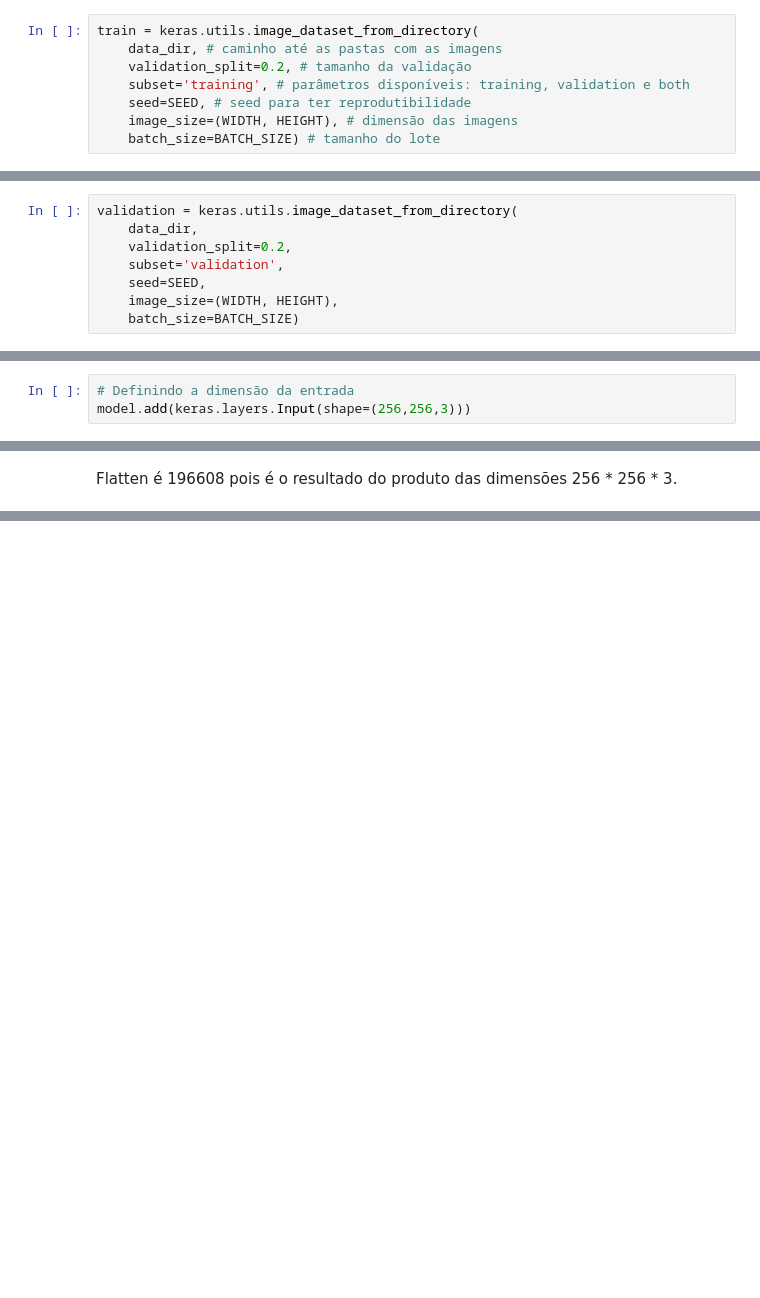
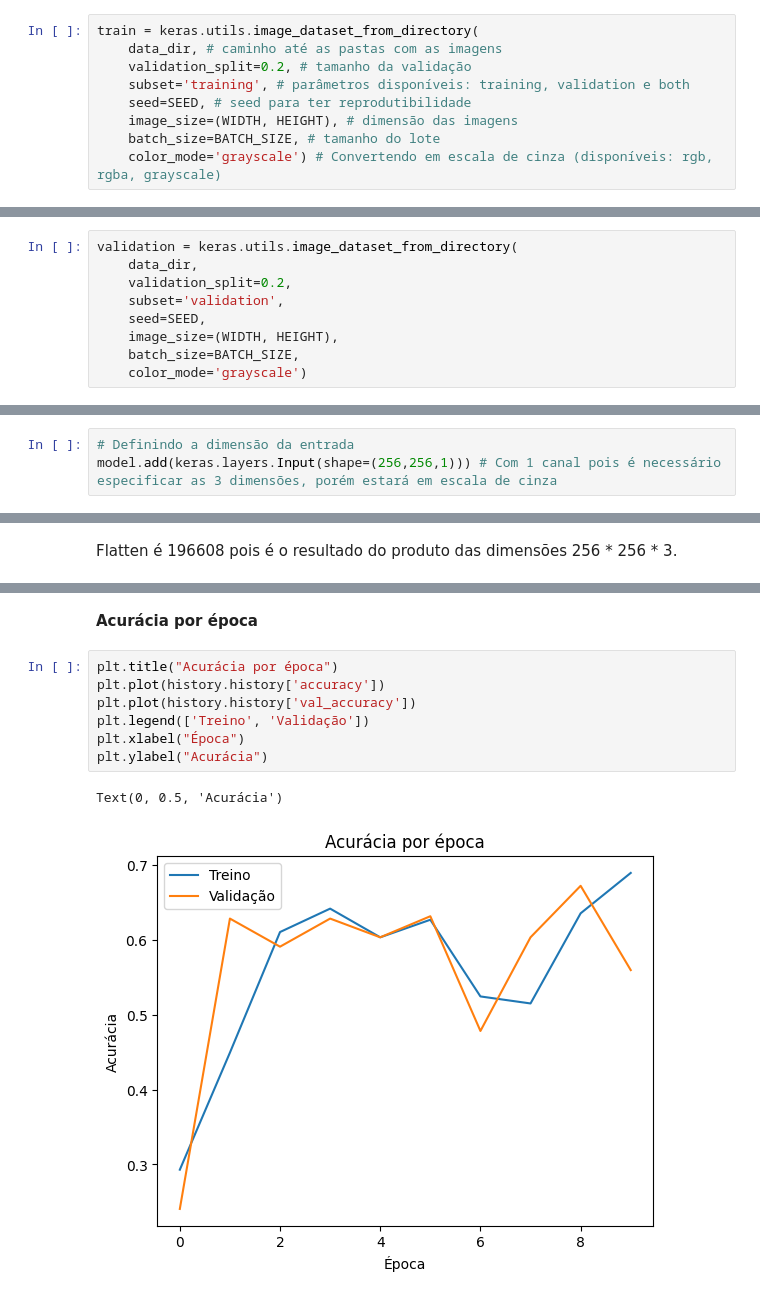
Before and after one commit to DiogoBotton/Deep_Learning_Learn, a Jupyter notebook: Redes_Neurais_Convolucionais/Videiras/classificacao_videiras.ipynb, the cells around one changed output, grey strips where cells are left out. Saved outputs shown, nothing was run; the diff lists cells and outputs as text; blank space fills up the shorter version.

```diff
--- a/Redes_Neurais_Convolucionais/Videiras/classificacao_videiras.ipynb
+++ b/Redes_Neurais_Convolucionais/Videiras/classificacao_videiras.ipynb
@@ -123,7 +124,8 @@ train = keras.utils.image_dataset_from_directory(
     subset='training', # parâmetros disponíveis: training, validation e both
     seed=SEED, # seed para ter reprodutibilidade
     image_size=(WIDTH, HEIGHT), # dimensão das imagens
-    batch_size=BATCH_SIZE) # tamanho do lote
+    batch_size=BATCH_SIZE, # tamanho do lote
+    color_mode='grayscale') # Convertendo em escala de cinza (disponíveis: rgb, rgba, grayscale)
 # %% [output]
 Found 1600 files belonging to 4 classes.
 Using 1280 files for training.
@@ -134,7 +136,8 @@ validation = keras.utils.image_dataset_from_directory(
     subset='validation',
     seed=SEED,
     image_size=(WIDTH, HEIGHT),
-    batch_size=BATCH_SIZE)
+    batch_size=BATCH_SIZE,
+    color_mode='grayscale')
 # %% [output]
 Found 1600 files belonging to 4 classes.
 Using 320 files for validation.
@@ -178,7 +183,7 @@ model = keras.Sequential()
 A camada de entrada define a forma dos dados que serão alimentados na rede. No nosso caso, estamos trabalhando com imagens de tamanho 256x256 pixels, com 3 canais de cor (RGB). Esta camada não realiza nenhum processamento nos dados, mas **informa ao modelo o formato/dimensão dos dados de entrada**.
 # %%
 # Definindo a dimensão da entrada
-model.add(keras.layers.Input(shape=(256,256,3)))
+model.add(keras.layers.Input(shape=(256,256,1))) # Com 1 canal pois é necessário especificar as 3 dimensões, porém estará em escala de cinza
 # %% [markdown]
 **Camada de Reescalonamento**
 
@@ -281,0 +310,12 @@ Model: "sequential"
+# %% [markdown]
+**Acurácia por época**
+# %%
+plt.title("Acurácia por época")
+plt.plot(history.history['accuracy'])
+plt.plot(history.history['val_accuracy'])
+plt.legend(['Treino', 'Validação'])
+plt.xlabel("Época")
+plt.ylabel("Acurácia")
+# %% [output]
+Text(0, 0.5, 'Acurácia')
+[figure, added]
```
Also changed, not shown: parts of 19 cells of this notebook, 2 other files.
